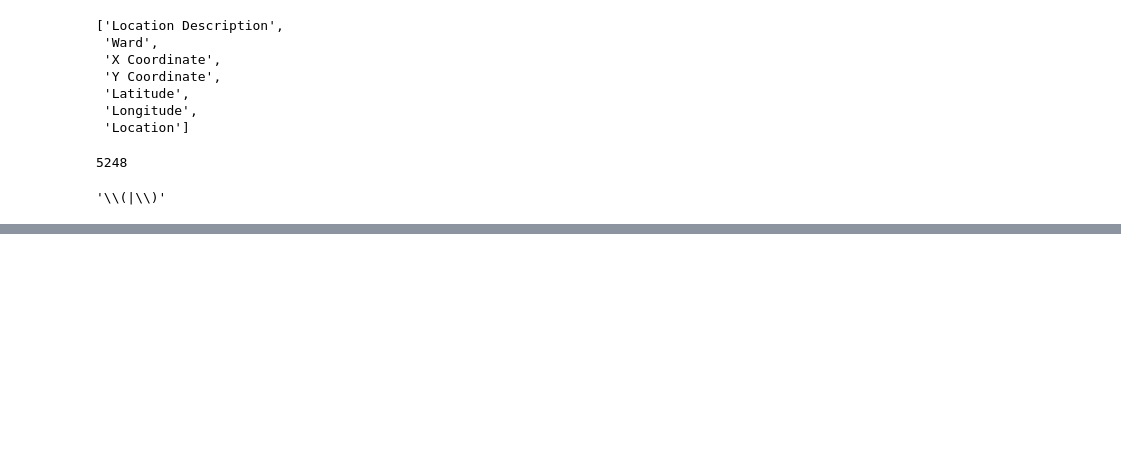
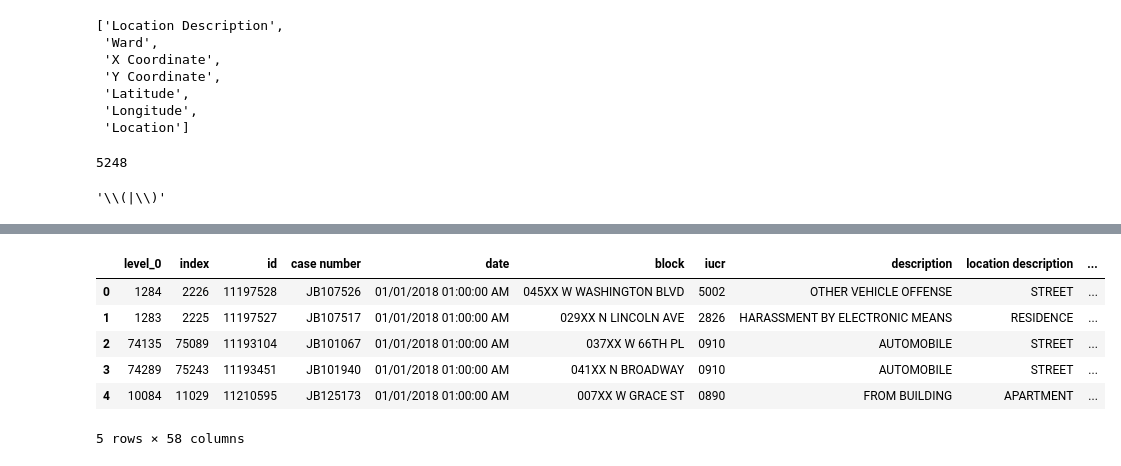
Before and after one commit to OnizukaPy/jensen, a Jupyter notebook: Utveckling med Python försättning/Pandas/pre-processing/övning.ipynb, the cells around one changed output, grey strips where cells are left out. Cells and saved outputs as stored; diff of their text form; code cells hidden in the pictures; blank space fills up the shorter version.

```diff
--- a/Utveckling med Python försättning/Pandas/pre-processing/övning.ipynb
+++ b/Utveckling med Python försättning/Pandas/pre-processing/övning.ipynb
@@ -132,2 +180,12 @@ pattern
+# %%
+dat.head()
+# %% [output]
+|  | level_0 | index | id | case number | date | block | iucr | description | location description | ... |
+| 0 | 1284 | 2226 | 11197528 | JB107526 | 01/01/2018 01:00:00 AM | 045XX W WASHINGTON BLVD | 5002 | OTHER VEHICLE OFFENSE | STREET | ... |
+| 1 | 1283 | 2225 | 11197527 | JB107517 | 01/01/2018 01:00:00 AM | 029XX N LINCOLN AVE | 2826 | HARASSMENT BY ELECTRONIC MEANS | RESIDENCE | ... |
+| 2 | 74135 | 75089 | 11193104 | JB101067 | 01/01/2018 01:00:00 AM | 037XX W 66TH PL | 0910 | AUTOMOBILE | STREET | ... |
+| 3 | 74289 | 75243 | 11193451 | JB101940 | 01/01/2018 01:00:00 AM | 041XX N BROADWAY | 0910 | AUTOMOBILE | STREET | ... |
+| 4 | 10084 | 11029 | 11210595 | JB125173 | 01/01/2018 01:00:00 AM | 007XX W GRACE ST | 0890 | FROM BUILDING | APARTMENT | ... |
+5 rows × 58 columns
 # %%
 dat.describe(include = 'all')
```
Also changed, not shown: parts of 10 cells of this notebook, 4 other files.
